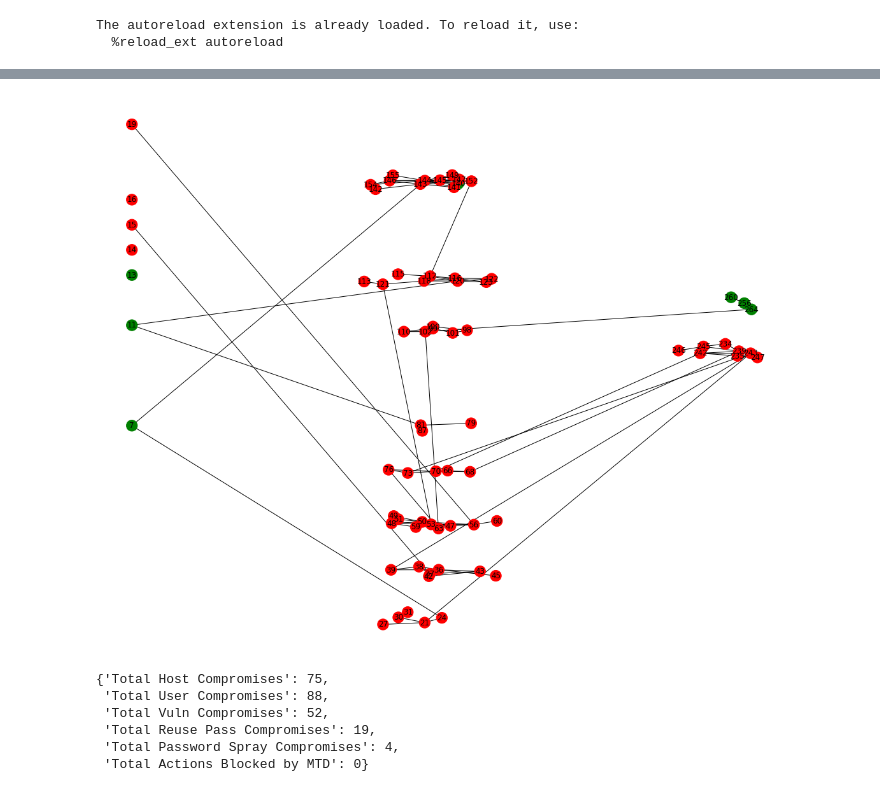
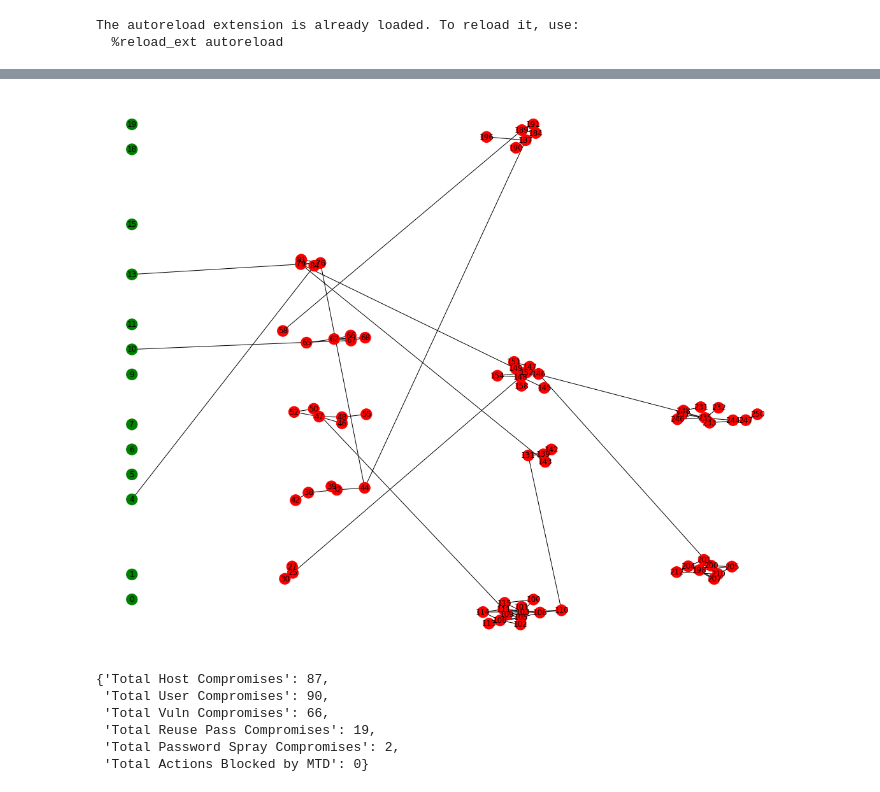
Before and after one commit to yuanyuan2000/MTDGame, a Jupyter notebook: test_mtdnetwork.ipynb, the cells around one changed output, grey strips where cells are left out. Saved outputs shown, nothing was run; the diff lists cells and outputs as text; code cells hidden in the pictures.

```diff
--- a/test_mtdnetwork.ipynb
+++ b/test_mtdnetwork.ipynb
@@ -12,7 +12,7 @@ import logging
 logging.basicConfig()
 logging.getLogger().setLevel(logging.INFO)
 # %%
-test_network = network.Network(300, 20, 20, 3)
+test_network = network.Network(300, 20, 20, 4)
 action_manager = test_network.get_action_manager()
 test_network.draw()
 # %% [output]
@@ -20,12 +20,12 @@ test_network.draw()
 # %%
-hacker = hacker.Hacker(test_network)
+adversary = hacker.Hacker(test_network)
 # %%
 curr_time = 0
 time_step = 1
 for curr_time in range(200000):
     test_network.step(curr_time)
-    hacker.step(curr_time)
-    if hacker.done:
+    adversary.step(curr_time)
+    if adversary.done:
         break
 
 print("DONE")
@@ -51,15 +51,15 @@ INFO:mtdnetwork.hacker:VULN COMPROMISE:115:ubuntu:14.04
 DONE
 TIME: 199999
 # %%
-test_network.draw_compromised(hacker.compromised_hosts)
+test_network.draw_compromised(adversary.compromised_hosts)
 # %% [output]
-[figure, old version]
+[figure, new version]
 # %%
-hacker.get_statistics()
+adversary.get_statistics()
 # %% [output]
-{'Total Host Compromises': 75,
- 'Total User Compromises': 88,
- 'Total Vuln Compromises': 52,
+{'Total Host Compromises': 87,
+ 'Total User Compromises': 90,
+ 'Total Vuln Compromises': 66,
  'Total Reuse Pass Compromises': 19,
- 'Total Password Spray Compromises': 4,
+ 'Total Password Spray Compromises': 2,
  'Total Actions Blocked by MTD': 0}
```
Also changed, not shown: parts of 3 cells of this notebook, 3 other files.
